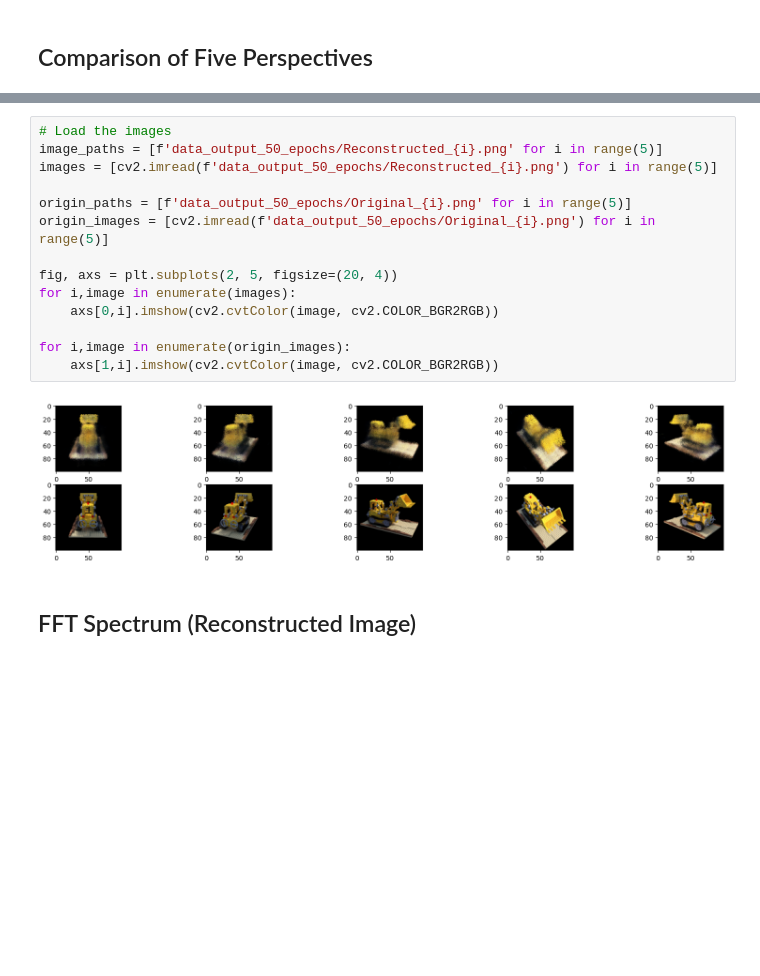
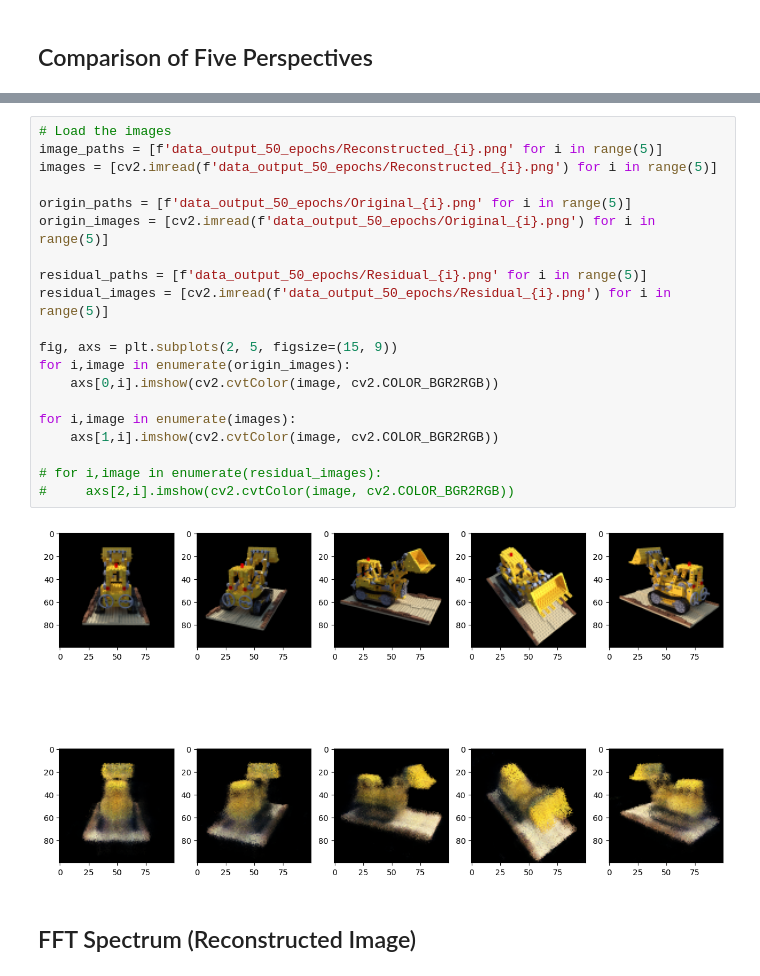
Before and after one commit to aliabusaleh/CS-BDRP-nerf, a Jupyter notebook: examine noise/Test_Group_Noise.ipynb, the cells around one changed output, grey strips where cells are left out. Drawn from its saved outputs; the diff is of its cells as text; blank space fills up the shorter version.

```diff
--- a/examine noise/Test_Group_Noise.ipynb
+++ b/examine noise/Test_Group_Noise.ipynb
@@ -11,19 +29,25 @@ from sklearn.mixture import GaussianMixture
 # %%
 # Load the images
 image_paths = [f'data_output_50_epochs/Reconstructed_{i}.png' for i in range(5)]
 images = [cv2.imread(f'data_output_50_epochs/Reconstructed_{i}.png') for i in range(5)]
 
 origin_paths = [f'data_output_50_epochs/Original_{i}.png' for i in range(5)]
 origin_images = [cv2.imread(f'data_output_50_epochs/Original_{i}.png') for i in range(5)]
 
-fig, axs = plt.subplots(2, 5, figsize=(20, 4))
-for i,image in enumerate(images):
+residual_paths = [f'data_output_50_epochs/Residual_{i}.png' for i in range(5)]
+residual_images = [cv2.imread(f'data_output_50_epochs/Residual_{i}.png') for i in range(5)]
+
+fig, axs = plt.subplots(2, 5, figsize=(15, 9))
+for i,image in enumerate(origin_images):
     axs[0,i].imshow(cv2.cvtColor(image, cv2.COLOR_BGR2RGB))
 
-for i,image in enumerate(origin_images):
+for i,image in enumerate(images):
     axs[1,i].imshow(cv2.cvtColor(image, cv2.COLOR_BGR2RGB))
+
+# for i,image in enumerate(residual_images):
+#     axs[2,i].imshow(cv2.cvtColor(image, cv2.COLOR_BGR2RGB))
 # %% [output]
-[figure, old version]
+[figure, new version]
 # %% [markdown]
 ## FFT Spectrum (Reconstructed Image)
 # %%
```
Also changed, not shown: parts of 5 cells of this notebook, 3 other files.
